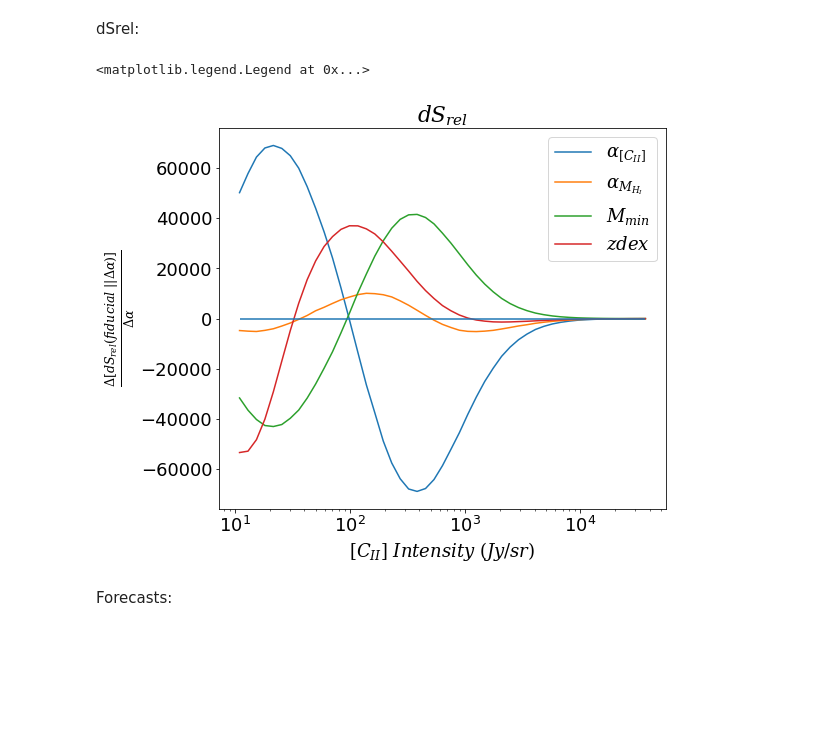
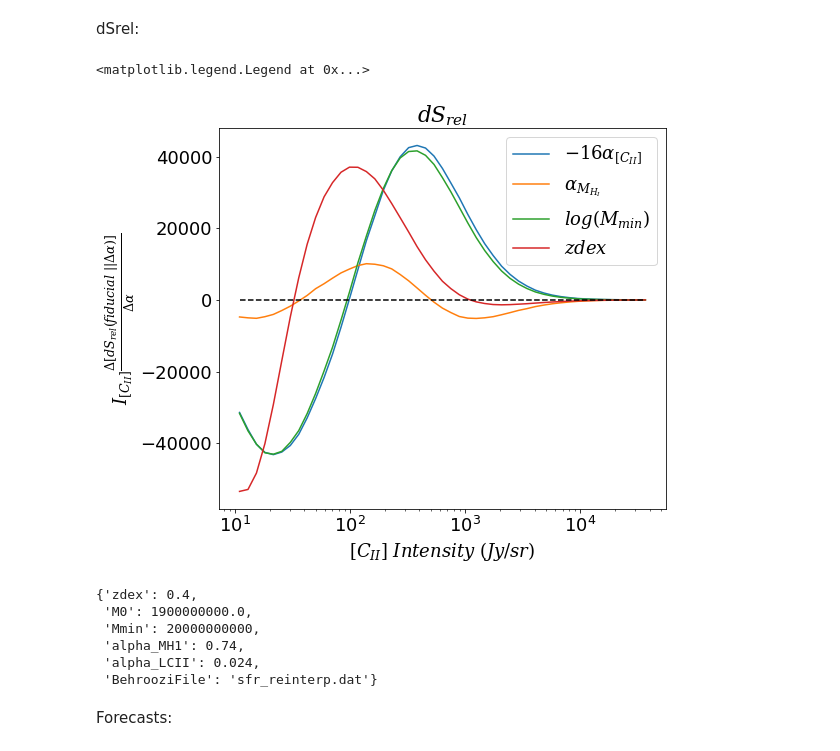
Before and after one commit to PatrickHorlaville/CITA_LIM, a Jupyter notebook: dSrel.ipynb, the cells around one changed output. Cells and saved outputs as stored; diff of their text form; code cells hidden in the pictures; blank space fills up the shorter version.

Commit message:
adding dsrel plot

```diff
--- a/dSrel.ipynb
+++ b/dSrel.ipynb
@@ -597,26 +597,33 @@ plt.legend()
 # %% [markdown]
 dSrel:
 # %%
-plt.plot(center, -avg_a24*(np.log(avg_a28/avg_a24) - np.log(avg_a20/avg_a24))/0.08, label = r'$\alpha_{[C_{II}]}$')
+plt.plot(center, avg_a24*(np.log(avg_a28/avg_a24) - np.log(avg_a20/avg_a24))/(0.008*16), label = r'$-16\alpha_{[C_{II}]}$')
 plt.plot(center, -avg_mhi74*(np.log(avg_mhi80/avg_mhi74) - np.log(avg_mhi68/avg_mhi74))/0.12, label = r'$\alpha_{M_{H_I}}$')
-plt.plot(center, -avg_min10*(np.log(avg_min01/avg_min10) - np.log(avg_min99/avg_min10))/((10.1) - 9.9), label = r'$M_{min}$')
+plt.plot(center, -avg_min10*(np.log(avg_min01/avg_min10) - np.log(avg_min99/avg_min10))/((10.1) - 9.9), label = r'$log(M_{min})$')
 plt.plot(center, -avg_zdex04*(np.log(avg_zdex05/avg_zdex04) - np.log(avg_zdex03/avg_zdex04))/0.2, label = r'$zdex$')
 
 
 plt.xlabel(r'$[C_{II}]\ Intensity\ (Jy/sr)$')
-plt.ylabel(r'$\frac{\Delta [dS_{rel}(fiducial\ \vert \vert \Delta \alpha)]}{\Delta \alpha}$')
+plt.ylabel(r'$I_{[C_{II}]}\frac{\Delta [dS_{rel}(fiducial\ \vert \vert \Delta \alpha)]}{\Delta \alpha}$')
 plt.title(r'$dS_{rel}$')
 plt.xscale('log')
 #plt.yscale('log')
-plt.hlines(y = 0, xmin = center[0], xmax = center[-1])
+plt.hlines(y = 0, xmin = center[0], xmax = center[-1], linestyle = '--', color = 'k')
 plt.legend()
 
 #plt.savefig('paper_figs/dsrel/zdex_srel.png', bbox_inches = 'tight')
 # %% [output]
 <matplotlib.legend.Legend at 0x...>
-[figure, old version]
+[figure, new version]
 # %%
-m_cii.
+m_cii.model_par
+# %% [output]
+{'zdex': 0.4,
+ 'M0': 1900000000.0,
+ 'Mmin': 20000000000,
+ 'alpha_MH1': 0.74,
+ 'alpha_LCII': 0.024,
+ 'BehrooziFile': 'sfr_reinterp.dat'}
 # %% [markdown]
 Forecasts:
 # %% [markdown]
```
Also changed, not shown: parts of 1 cell of this notebook, 5 other files.
